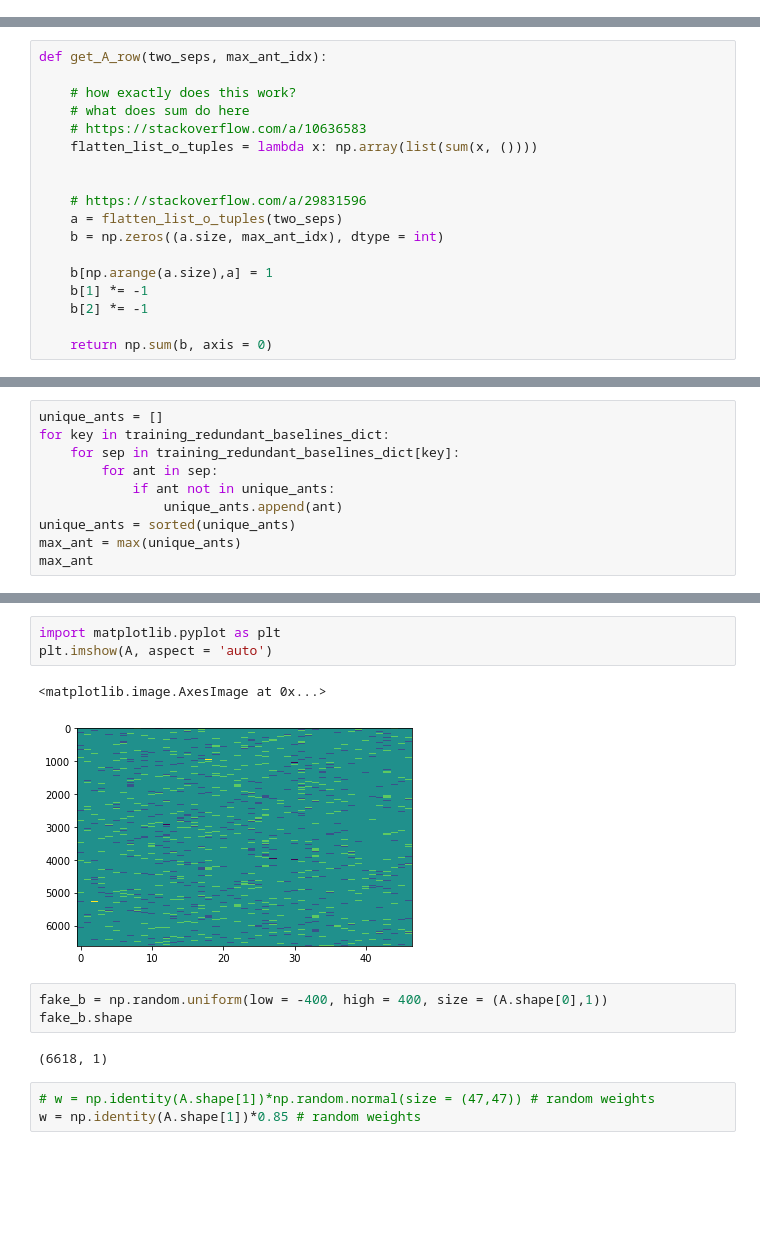
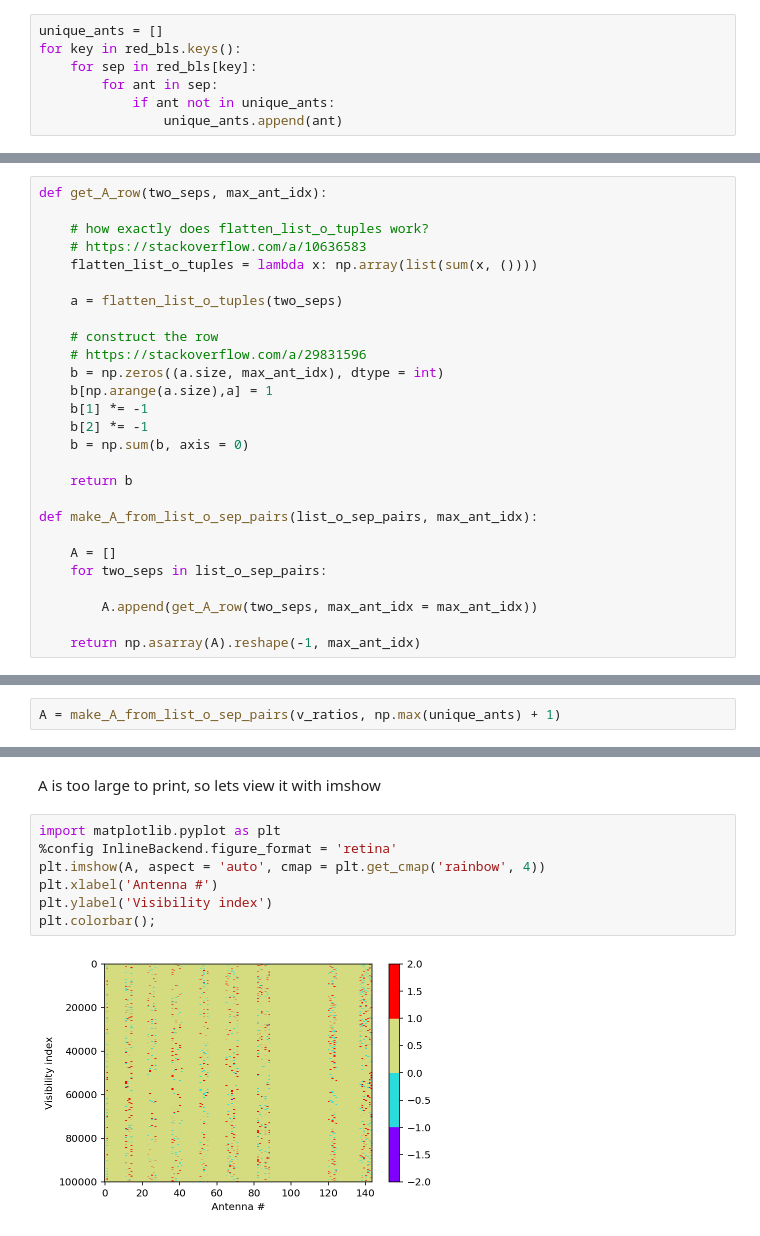
Before and after one commit to andrewasheridan/hera_sandbox, a Jupyter notebook: aas/experiments/Solver.ipynb, the cells around one changed output, grey strips where cells are left out. Saved outputs shown, nothing was run; the diff lists cells and outputs as text; blank space fills up the shorter version.

```diff
--- a/aas/experiments/Solver.ipynb
+++ b/aas/experiments/Solver.ipynb
@@ -11,0 +46,7 @@ testing_baselines_data = get_seps_data(testing_redundant_baselines_dict, uvd)
+# %%
+unique_ants = []
+for key in red_bls.keys():
+    for sep in red_bls[key]:
+        for ant in sep:
+            if ant not in unique_ants:
+                unique_ants.append(ant)
@@ -12,18 +139,27 @@ testing_baselines_data = get_seps_data(testing_redundant_baselines_dict, uvd)
 # %%
 def get_A_row(two_seps, max_ant_idx):
 
-    # how exactly does this work?
-    # what does sum do here
+    # how exactly does flatten_list_o_tuples work?
     # https://stackoverflow.com/a/10636583
     flatten_list_o_tuples = lambda x: np.array(list(sum(x, ())))
 
+    a = flatten_list_o_tuples(two_seps)
 
+    # construct the row
     # https://stackoverflow.com/a/29831596
-    a = flatten_list_o_tuples(two_seps)
     b = np.zeros((a.size, max_ant_idx), dtype = int)
-
     b[np.arange(a.size),a] = 1
     b[1] *= -1
     b[2] *= -1
+    b = np.sum(b, axis = 0)
 
-    return np.sum(b, axis = 0)
+    return b
+
+def make_A_from_list_o_sep_pairs(list_o_sep_pairs, max_ant_idx):
+
+    A = []
+    for two_seps in list_o_sep_pairs:
+
+        A.append(get_A_row(two_seps, max_ant_idx = max_ant_idx))
+
+    return np.asarray(A).reshape(-1, max_ant_idx)
@@ -58,10 +165,0 @@ len(giant_list_o_sep_pairs)
-# %%
-unique_ants = []
-for key in training_redundant_baselines_dict:
-    for sep in training_redundant_baselines_dict[key]:
-        for ant in sep:
-            if ant not in unique_ants:
-                unique_ants.append(ant)
-unique_ants = sorted(unique_ants)
-max_ant = max(unique_ants)
-max_ant
@@ -74,3 +166,5 @@ A = A[:, unique_ants]
+# %%
+A = make_A_from_list_o_sep_pairs(v_ratios, np.max(unique_ants) + 1)
 # %%
 A.shape
 # %% [output]
@@ -78,14 +172,11 @@ A.shape
+# %% [markdown]
+A is too large to print, so lets view it with imshow
 # %%
 import matplotlib.pyplot as plt
-plt.imshow(A, aspect = 'auto')
+%config InlineBackend.figure_format = 'retina'
+plt.imshow(A, aspect = 'auto', cmap = plt.get_cmap('rainbow', 4))
+plt.xlabel('Antenna #')
+plt.ylabel('Visibility index')
+plt.colorbar();
 # %% [output]
-<matplotlib.image.AxesImage at 0x...>
-[figure, old version]
+[figure, new version]
-# %%
-fake_b = np.random.uniform(low = -400, high = 400, size = (A.shape[0],1))
-fake_b.shape
-# %% [output]
-(6618, 1)
-# %%
-# w = np.identity(A.shape[1])*np.random.normal(size = (47,47)) # random weights
-w = np.identity(A.shape[1])*0.85 # random weights
```
Also changed, not shown: parts of 48 cells of this notebook.
